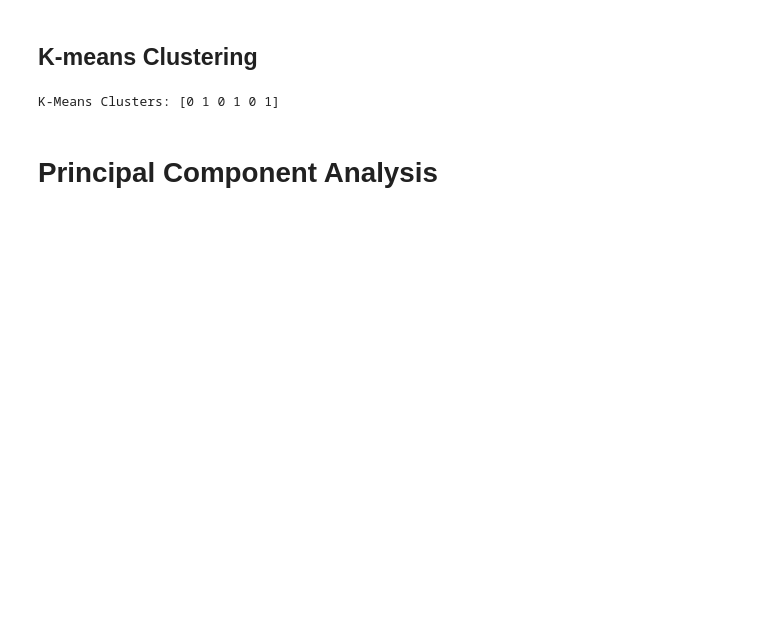
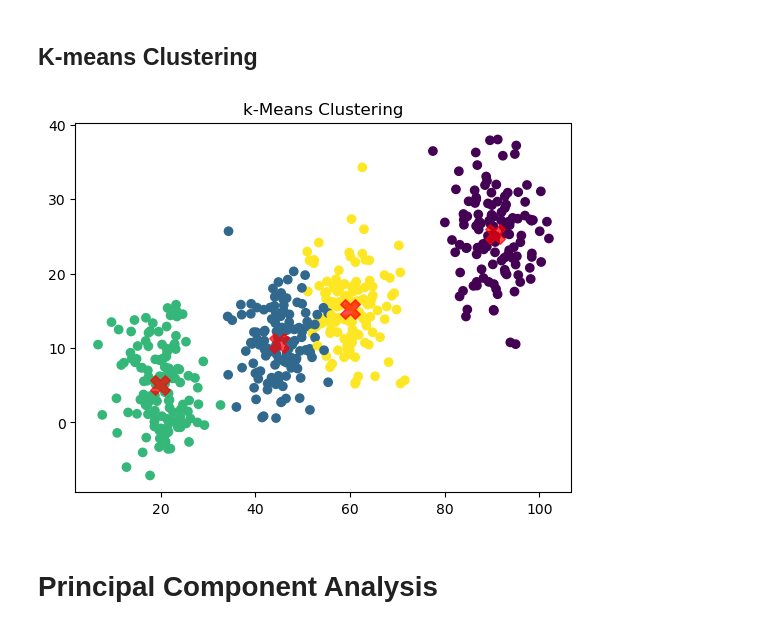
Before and after one commit to lotlouischoitslab/ML_Tutorial_Transportation, a Jupyter notebook: ML_Tutorial_Transportation.ipynb, the cells around one changed output. Saved outputs shown, nothing was run; the diff lists cells and outputs as text; code cells hidden in the pictures; blank space fills up the shorter version.

```diff
--- a/ML_Tutorial_Transportation.ipynb
+++ b/ML_Tutorial_Transportation.ipynb
@@ -117,14 +356,21 @@ KNN Predicted Route: ['A']
 # %% [markdown]
 ## K-means Clustering
 # %%
-X = transport_df[['Distance', 'Delay']]
+from sklearn.cluster import KMeans
 
-model = KMeans(n_clusters=2)
-model.fit(X)
-clusters = model.labels_
-print("K-Means Clusters:", clusters)
+# Apply k-means clustering
+kmeans = KMeans(n_clusters=4)
+kmeans.fit(X)
+y_kmeans = kmeans.predict(X)
+
+# Visualization
+plt.scatter(X[:, 0], X[:, 1], c=y_kmeans, cmap='viridis')
+centers = kmeans.cluster_centers_
+plt.scatter(centers[:, 0], centers[:, 1], c='red', marker='X', s=200, alpha=0.7)
+plt.title("k-Means Clustering")
+plt.show()
 # %% [output]
-K-Means Clusters: [0 1 0 1 0 1]
+[figure, added]
 # %% [markdown]
 # Principal Component Analysis
 # %%
```
Also changed, not shown: parts of 20 cells of this notebook.
